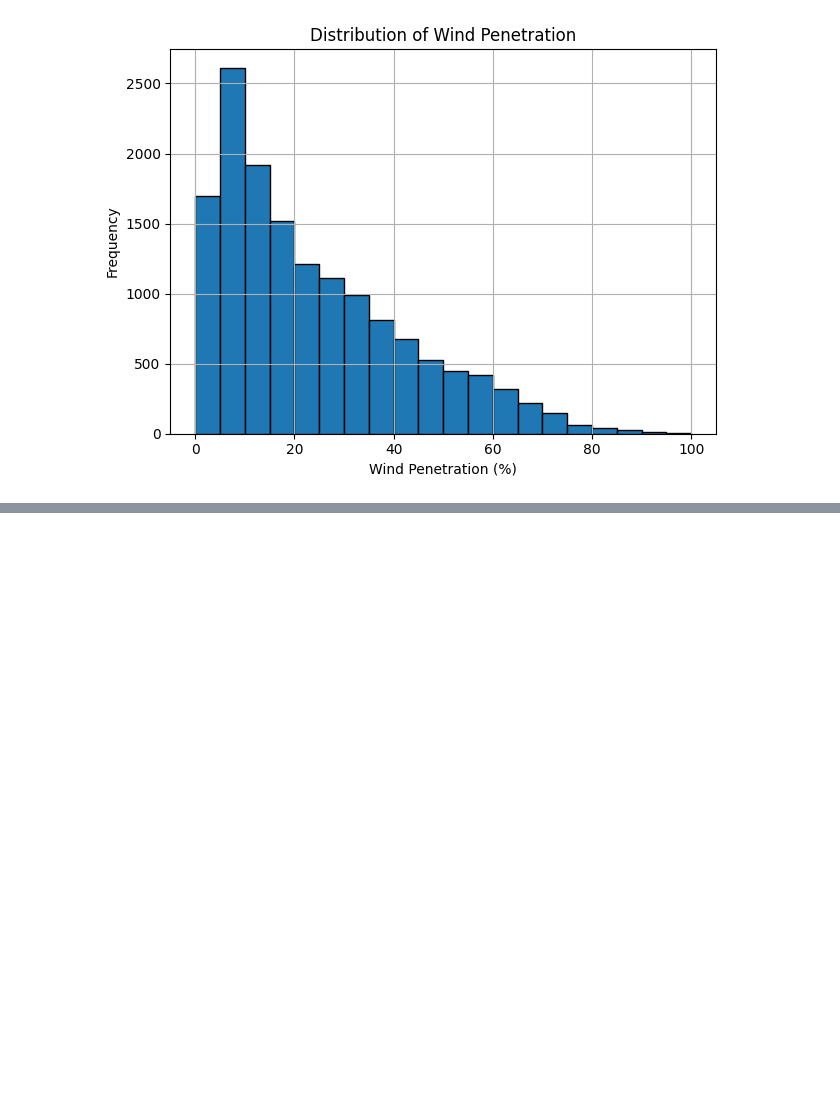
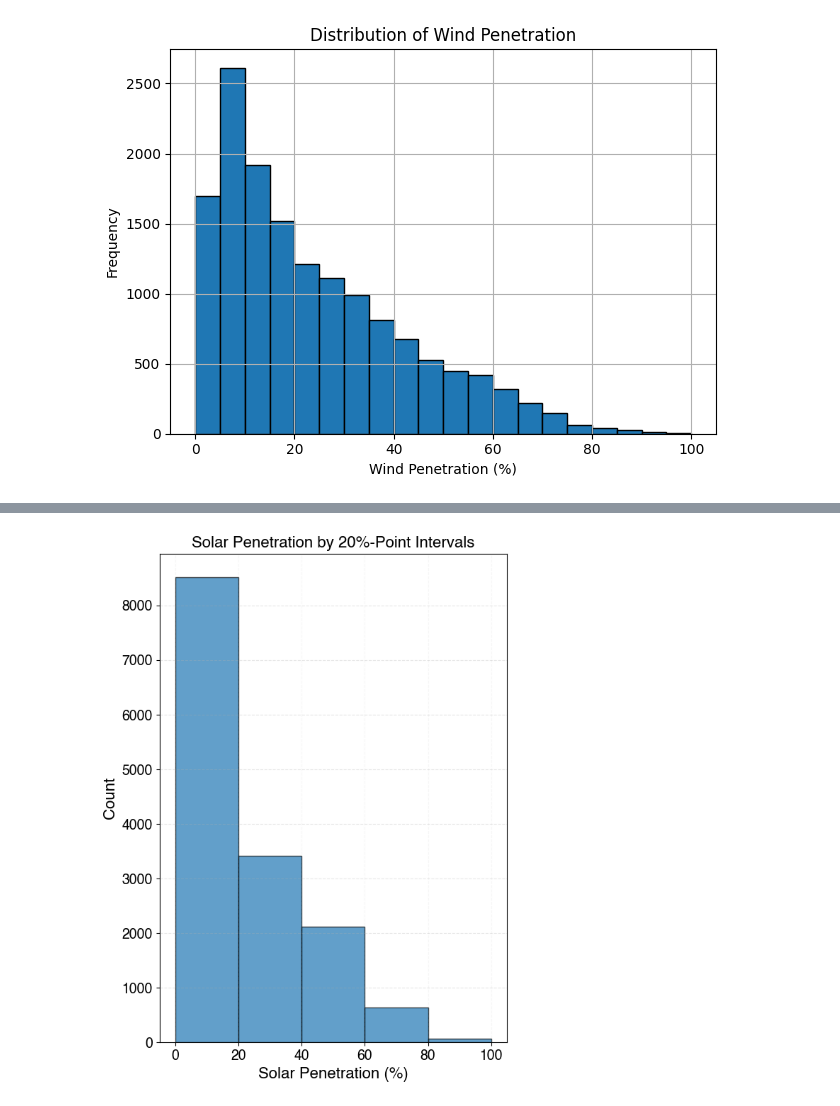
Before and after one commit to emircanince/power, a Jupyter notebook: dml_trials.ipynb, the cells around one changed output, grey strips where cells are left out. Saved outputs shown, nothing was run; the diff lists cells and outputs as text; code cells hidden in the pictures; blank space fills up the shorter version.

```diff
--- a/dml_trials.ipynb
+++ b/dml_trials.ipynb
@@ -104,0 +314,2 @@ plt.show()
+# %%
+df2 = df[df['solar_penetration'] != 0]
@@ -104,0 +329,17 @@ plt.show()
+# %%
+import numpy as np
+
+# create edges at 0, 20, 40, ..., up to the max (rounded up to 100)
+bins = np.arange(0, 101, 20)
+
+plt.figure(figsize=(6, 8), dpi=100)
+plt.hist(df2['solar_penetration'], bins=bins, edgecolor='k', alpha=0.7)
+plt.xticks(bins)  # show the bin edges on the x-axis
+plt.title("Solar Penetration by 20%-Point Intervals")
+plt.xlabel("Solar Penetration (%)")
+plt.ylabel("Count")
+plt.grid(axis='y', alpha=0.3)
+plt.tight_layout()
+plt.show()
+# %% [output]
+[figure, added]
```
Also changed, not shown: parts of 8 cells of this notebook, 4 other files.
